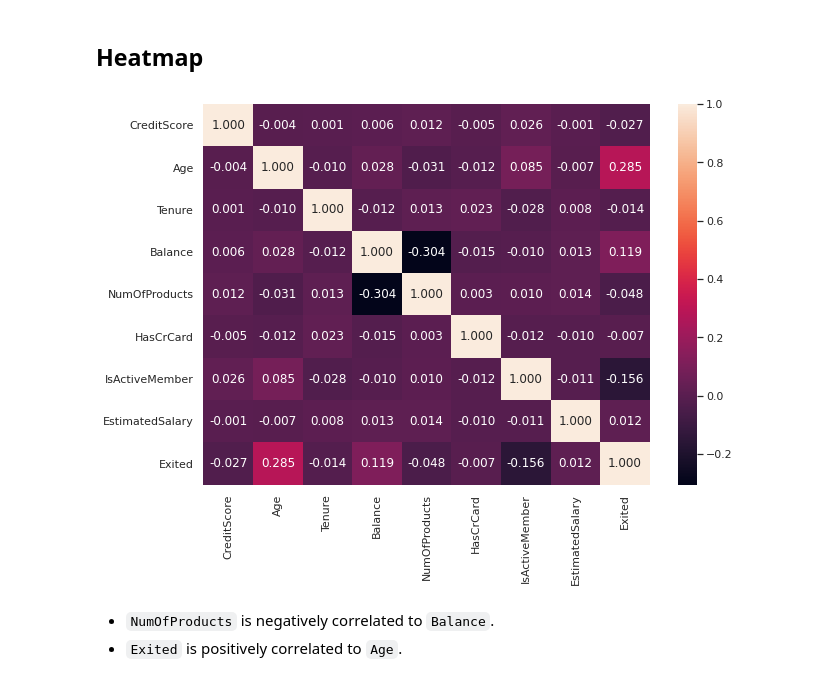
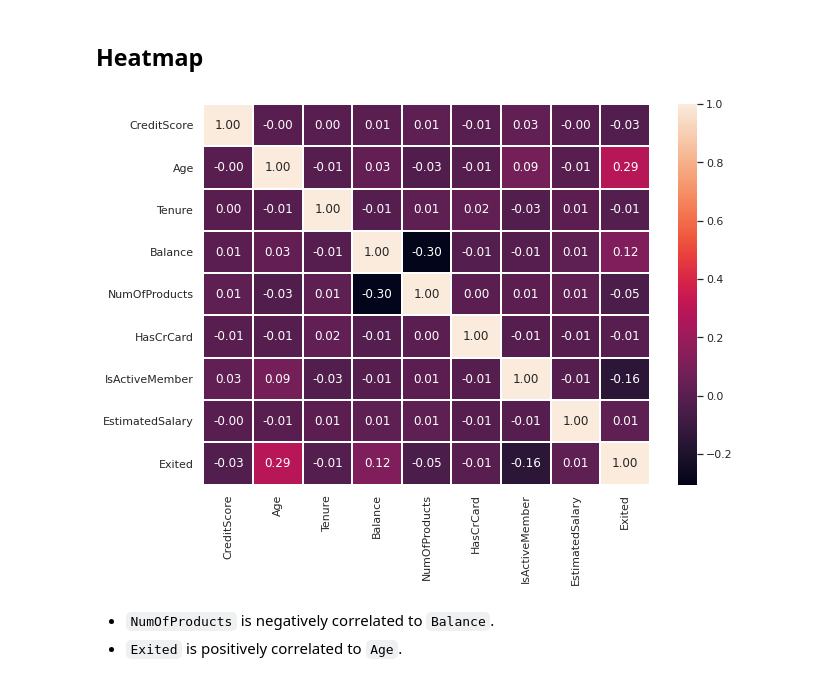
Before and after one commit to liangym2014/Data-science-and-machine-learning, a Jupyter notebook: 7.Bank_Churn.ipynb, the cells around one changed output. Drawn from its saved outputs; the diff is of its cells as text; code cells hidden in the pictures.

```diff
--- a/7.Bank_Churn.ipynb
+++ b/7.Bank_Churn.ipynb
@@ -258,9 +258,9 @@ sns.pairplot(data = df, diag_kind = "kde", hue = "Exited");
 ## Heatmap
 # %%
 plt.figure(figsize = (10,7));
-sns.heatmap(data = df.corr(), fmt = ".3f", annot = True);
+sns.heatmap(data = df.corr(), fmt = ".2f", annot = True, linewidths = 0.01);
 # %% [output]
-[figure, old version]
+[figure, new version]
 # %% [markdown]
 - `NumOfProducts` is negatively correlated to `Balance`.
 - `Exited` is positively correlated to `Age`.
```
Also changed, not shown: parts of 68 cells of this notebook.
